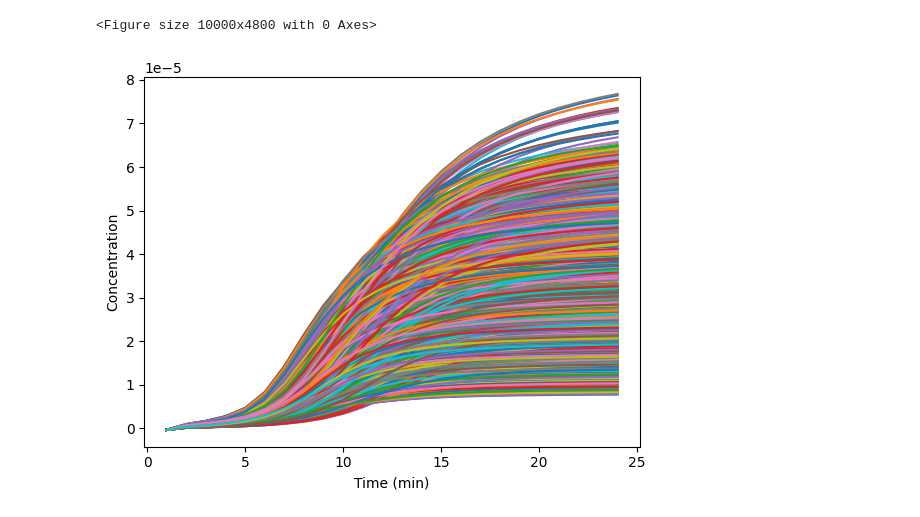
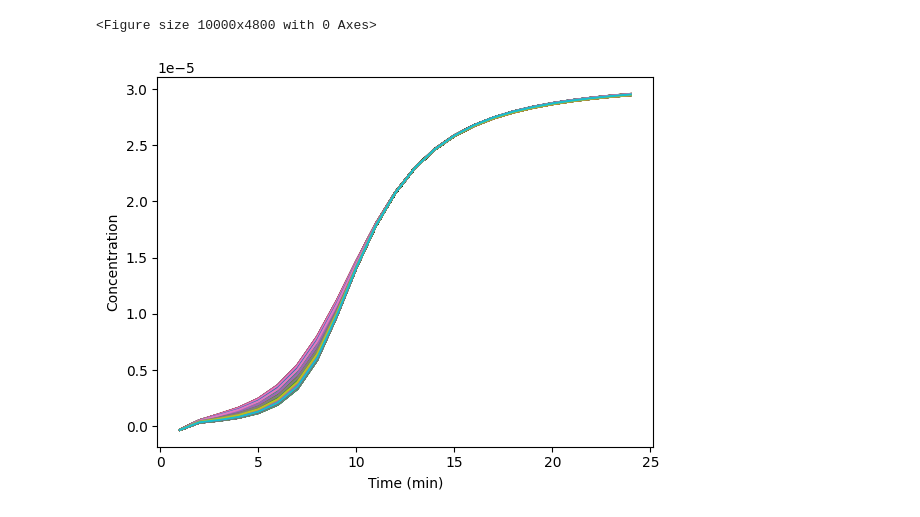
Before and after one commit to mdsnbutler/ChE2410-Project-2, a Jupyter notebook: 5_parametric sensitivity analysis.ipynb, the cells around one changed output. Drawn from its saved outputs; the diff is of its cells as text; code cells hidden in the pictures.

```diff
--- a/5_parametric sensitivity analysis.ipynb
+++ b/5_parametric sensitivity analysis.ipynb
@@ -52,18 +53,16 @@ plt.show()
 <Figure size 10000x4800 with 0 Axes>
 # %%
 N = 1000
-perc = 0.8
-yB = np.random.uniform(sol[0]*perc,sol[0]*(2-perc),N)
+perc = 0.5
 kr = np.random.uniform(sol[1]*perc,sol[1]*(2-perc),N)
-rB = np.random.uniform(sol[5]*perc,sol[5]*(2-perc),N)
 
 P = np.zeros(N)
 
 for m in np.arange(0,N,1):
-    output = odeint(func, y0=ic, t=time, args = (yB[m], kr[m],sol[2],sol[3], sol[4], rB[m]));
+    output = odeint(func, y0=ic, t=time, args = (sol[0], kr[m],sol[2],sol[3], sol[4], sol[5]));
     plt.plot(data["time"],output[:,0])
     plt.xlabel("Time (min)")
     plt.ylabel("Concentration")
     P[m]=output[-1,1]
 # %% [output]
-[figure, old version]
+[figure, new version]
```
Also changed, not shown: parts of 1 cell of this notebook, 3 other files.
